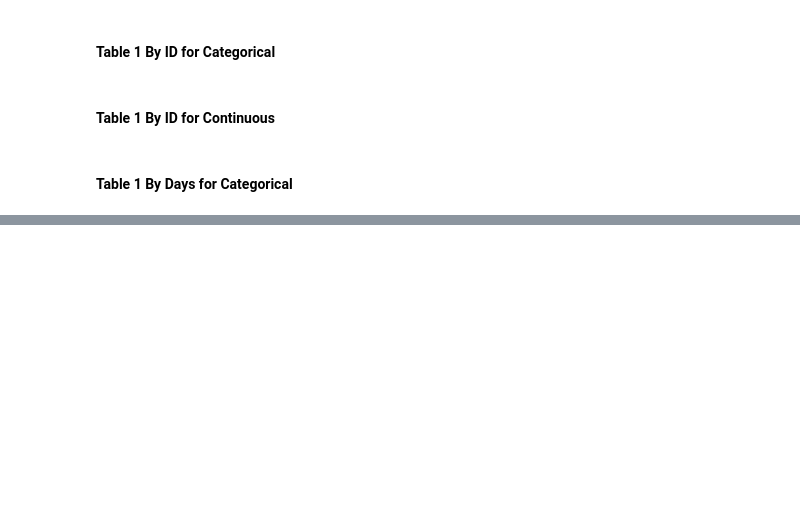
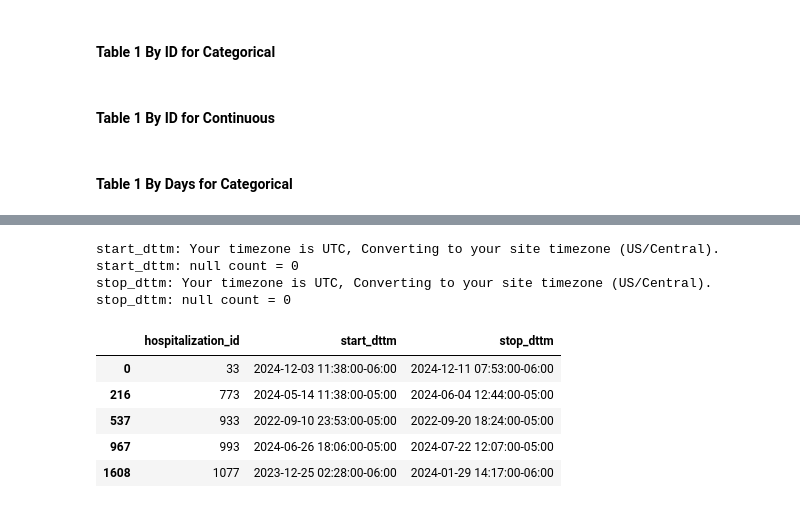
Before and after one commit to vaishvikr/CLIF_rule-based-SBT-comparison, a Jupyter notebook: code/01_SAT_standard.ipynb, the cells around one changed output, grey strips where cells are left out. Saved outputs shown, nothing was run; the diff lists cells and outputs as text; code cells hidden in the pictures; blank space fills up the shorter version.

Commit message:
Sofa table 1 code

```diff
--- a/code/01_SAT_standard.ipynb
+++ b/code/01_SAT_standard.ipynb
@@ -880,0 +1165,16 @@ for x in tqdm(
+# %%
+encounter_level_sofa = cohort[['hospitalization_id', 'admission_dttm',
+       'discharge_dttm']].drop_duplicates().rename(columns={'admission_dttm':'start_dttm','discharge_dttm':'stop_dttm'})
+encounter_level_sofa = pc.convert_datetime_columns_to_site_tz(encounter_level_sofa, pc.helper['your_site_timezone'])
+encounter_level_sofa.head()
+# %% [output]
+start_dttm: Your timezone is UTC, Converting to your site timezone (US/Central).
+start_dttm: null count = 0
+stop_dttm: Your timezone is UTC, Converting to your site timezone (US/Central).
+stop_dttm: null count = 0
+|  | hospitalization_id | start_dttm | stop_dttm |
+| 0 | 33 | 2024-12-03 11:38:00-06:00 | 2024-12-11 07:53:00-06:00 |
+| 216 | 773 | 2024-05-14 11:38:00-05:00 | 2024-06-04 12:44:00-05:00 |
+| 537 | 933 | 2022-09-10 23:53:00-05:00 | 2022-09-20 18:24:00-05:00 |
+| 967 | 993 | 2024-06-26 18:06:00-05:00 | 2024-07-22 12:07:00-05:00 |
+| 1608 | 1077 | 2023-12-25 02:28:00-06:00 | 2024-01-29 14:17:00-06:00 |
```
Also changed, not shown: parts of 22 cells of this notebook, 11 other files.
